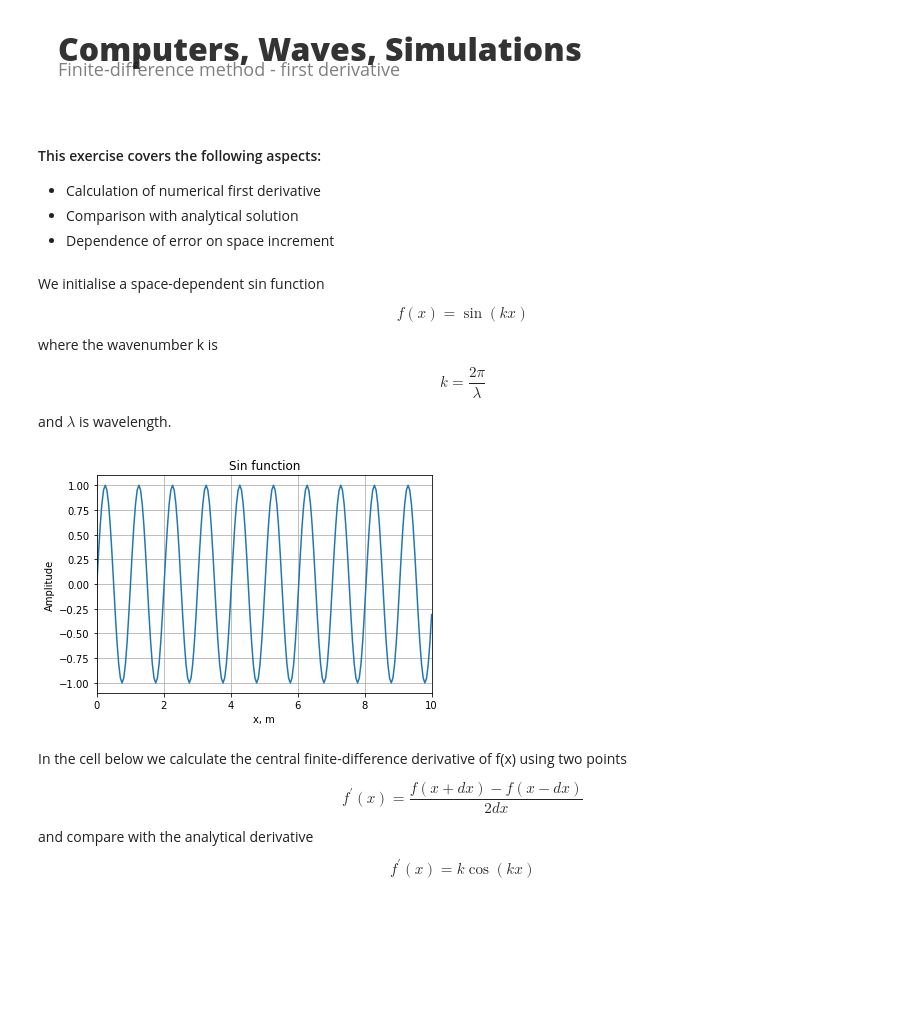
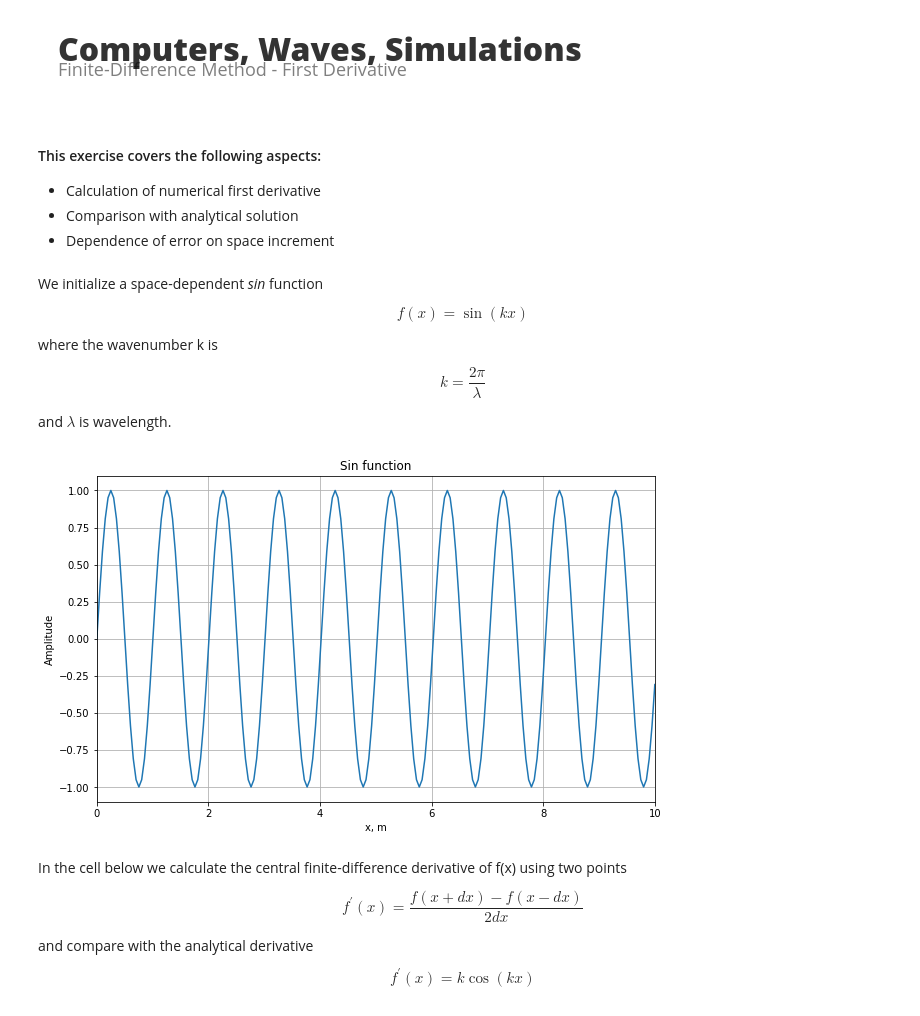
Before and after one commit to heinerigel/coursera, a Jupyter notebook: Notebooks4Coursera/W2/W2_P1.ipynb, the cells around one changed output. Cells and saved outputs as stored; diff of their text form; code cells hidden in the pictures; blank space fills up the shorter version.

```diff
--- a/Notebooks4Coursera/W2/W2_P1.ipynb
+++ b/Notebooks4Coursera/W2/W2_P1.ipynb
@@ -3,7 +3,7 @@
 <div style="float: right ; margin: 50px ; padding: 20px ; background: rgba(255 , 255 , 255 , 0.7) ; width: 50% ; height: 150px">
 <div style="position: relative ; top: 50% ; transform: translatey(-50%)">
             <div style="font-size: xx-large ; font-weight: 900 ; color: rgba(0 , 0 , 0 , 0.8) ; line-height: 100%">Computers, Waves, Simulations</div>
-            <div style="font-size: large ; padding-top: 20px ; color: rgba(0 , 0 , 0 , 0.5)">Finite-difference method - first derivative</div>
+            <div style="font-size: large ; padding-top: 20px ; color: rgba(0 , 0 , 0 , 0.5)">Finite-Difference Method - First Derivative</div>
         </div>
     </div>
 </div>
@@ -19,7 +19,7 @@ import numpy as np
 from math import *
 import matplotlib.pyplot as plt
 # %% [markdown]
-We initialise a space-dependent sin function
+We initialize a space-dependent *sin* function
 
 \begin{equation}
 f(x)= \sin (k x)
@@ -44,19 +44,17 @@ l = 20*dx     # wavelength
 k = 2*pi/l    # wavenumber
 f = np.sin(k*x)
 # %%
-# To avoid testing (with py.test nbval ...) the plotting section
-# NBVAL_IGNORE_OUTPUT
-# ----------------------------------------------------------------
 # Plot sin function
+plt.figure(figsize=(10,6))
 plt.plot(x, f)
 plt.title('Sin function')
 plt.xlabel('x, m')
 plt.ylabel('Amplitude')
 plt.xlim((0, xmax))
 plt.grid()
 plt.show()
 # %% [output]
-[figure, old version]
+[figure, new version]
 # %% [markdown]
 In the cell below we calculate the central finite-difference derivative of f(x) using two points
 
```
Also changed, not shown: parts of 6 cells of this notebook.
